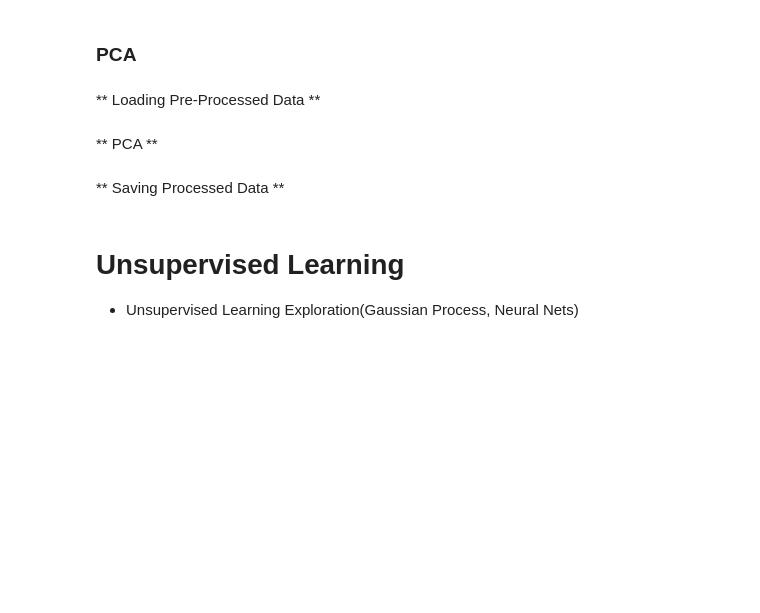
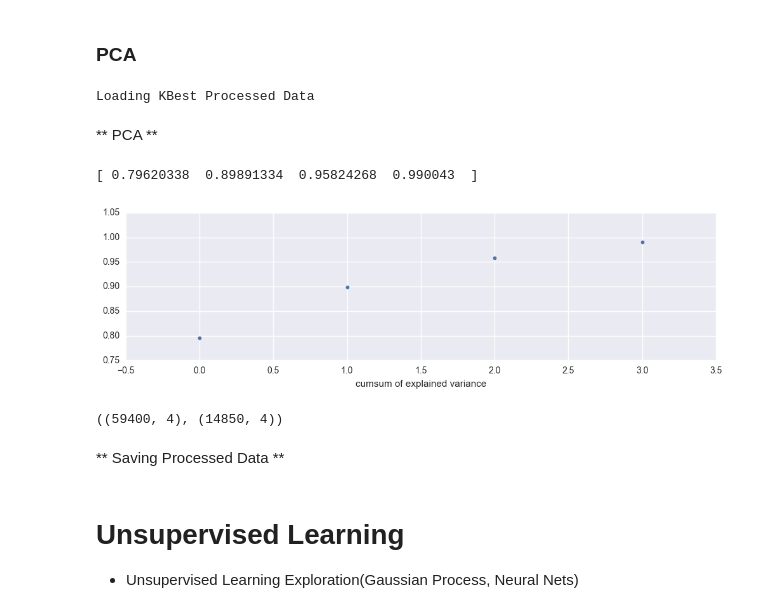
Before and after one commit to msampathkumar/datadriven, a Jupyter notebook: pumpit.ipynb, the cells around one changed output. Saved outputs shown, nothing was run; the diff lists cells and outputs as text; code cells hidden in the pictures; blank space fills up the shorter version.

```diff
--- a/pumpit.ipynb
+++ b/pumpit.ipynb
@@ -585,9 +847,0 @@ pickle.dump(le, open('le.pkl', 'w'))
-# %%
-X = pickle.load(open('X.pkl'))
-y = pickle.load(open('y.pkl'))
-# %%
-# Load this when you are about to do text transformation and submission
-
-TEST_X = pickle.load(open('TEST_X.pkl'))
-d = pickle.load(open('d.pkl'))
-le = pickle.load(open('le.pkl'))
@@ -775,8 +1017,0 @@ print X.shape, features.shape
-# %%
-X = pd.DataFrame(fit.transform(X))
-X.columns = selected_cols
-
-print
-
-# TEST_X = pd.DataFrame(fit.transform(TEST_X))
-# TEST_X.columns = selected_cols
@@ -791,11 +1022,20 @@ pickle.dump(y, open('processed_y.pkl', 'w'))
 # %% [markdown]
 ### PCA
-# %% [markdown]
-** Loading Pre-Processed Data **
 # %%
-X = pickle.load(open('processed_X.pkl'))
-TEST_X = pickle.load(open('processed_TEST_X.pkl'))
-y = pickle.load(open('processed_y.pkl'))
+if True:
+    # this will load kbest
+    print('Loading KBest Processed Data')
+    X = pickle.load(open('kbest_X.pkl'))
+    TEST_X = pickle.load(open('kbest_TEST_X.pkl'))
+else:
+    # this will load processed data
+    print('Loading normal Processed Data')
+    X = pickle.load(open('processed_X.pkl'))
+    TEST_X = pickle.load(open('processed_TEST_X.pkl'))
+
+# # y = pickle.load(open('processed_y.pkl'))
+# %% [output]
+Loading KBest Processed Data
 # %% [markdown]
 ** PCA **
 # %%
@@ -807,14 +1043,25 @@ fit = pca.fit(X)
 # %%
+# feature extraction
+pca = PCA(n_components=4)
+fit = pca.fit(X)
+
 plt.figure(figsize=(12, 3))
 
 _ = plt.scatter (range(len(fit.explained_variance_ratio_)), fit.explained_variance_ratio_.cumsum())
 
 _ = plt.xlabel('cumsum of explained variance')
 
-print fit.explained_variance_ratio_.cumsum()
+print (fit.explained_variance_ratio_.cumsum())
+# %% [output]
+[ 0.79620338  0.89891334  0.95824268  0.990043  ]
+[figure, added]
 # %%
 X = pca.transform(X)
 TEST_X = pca.transform(TEST_X)
+# %%
+X.shape, TEST_X.shape
+# %% [output]
+((59400, 4), (14850, 4))
 # %% [markdown]
 ** Saving Processed Data **
 # %%
```
Also changed, not shown: parts of 152 cells of this notebook.
